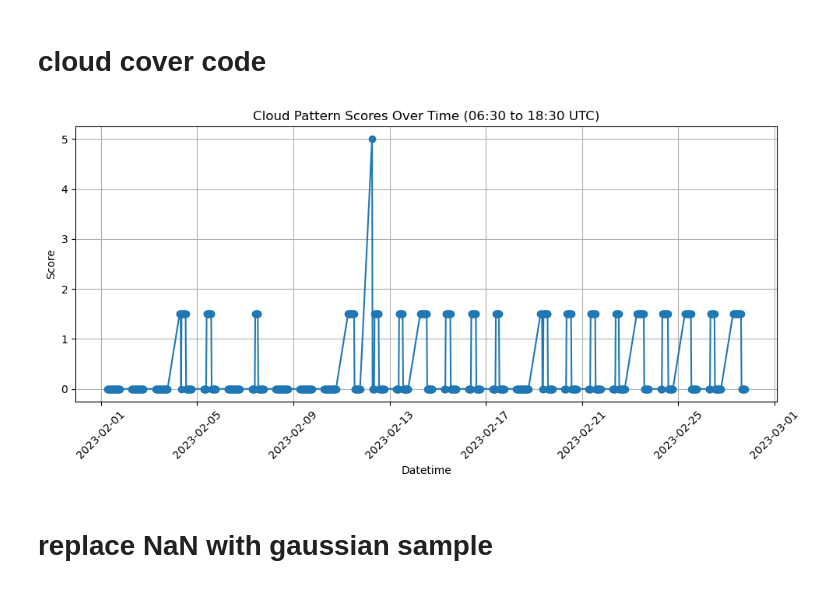
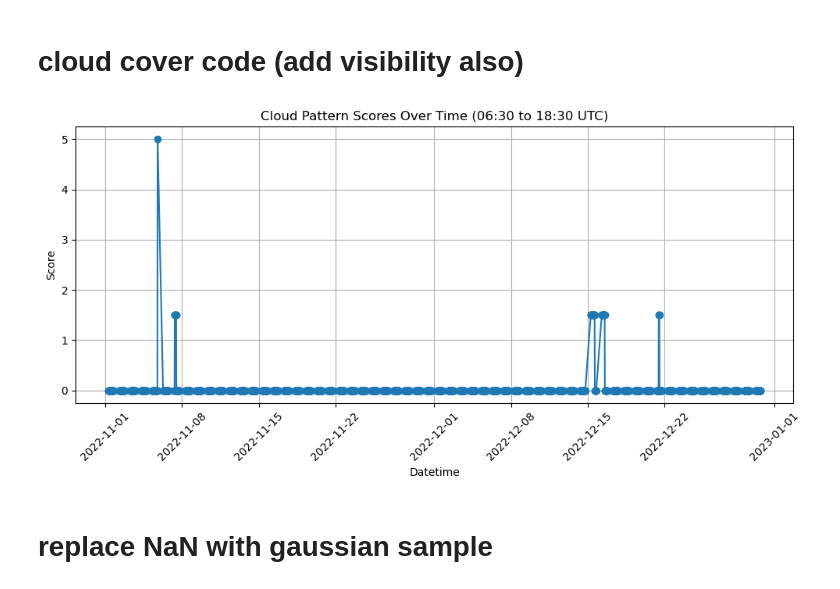
Before and after one commit to subham-banerjee54/atmopheric-analysis-codes, a Jupyter notebook: code/flux_calc.ipynb, the cells around one changed output. Drawn from its saved outputs; the diff is of its cells as text; code cells hidden in the pictures.

```diff
--- a/code/flux_calc.ipynb
+++ b/code/flux_calc.ipynb
@@ -1,5 +1,5 @@
 # %% [markdown]
-# cloud cover code
+# cloud cover code (add visibility also)
 # %%
 import re
 import matplotlib.pyplot as plt
@@ -13,7 +13,7 @@ datetimes = []
 scores = []
 
 # Open the METAR file
-with open('C:/Users/Lab/Downloads/METAR_feb_2023.txt', 'r') as file:
+with open('C:/Users/Lab/Downloads/METAR_nov_dec_2022.txt', 'r') as file:
     # Read each line of the file
     for line in file:
         # Extract cloud information from the line
@@ -23,34 +23,34 @@ with open('C:/Users/Lab/Downloads/METAR_feb_2023.txt', 'r') as file:
         datetime_match = re.search(r'\b(\d{4}-\d{2}-\d{2} \d{2}:\d{2})\b', line)
         if datetime_match:
             datetime_str = datetime_match.group(0)
             current_datetime = datetime.strptime(datetime_str, '%Y-%m-%d %H:%M')
 
             # Check if time is within the specified range (06:30 to 18:30 UTC)
             if time(6, 30) <= current_datetime.time() <= time(18, 30):
                 datetimes.append(current_datetime)
 
                 # Assign scores based on cloud patterns
                 score = 5  # Default score
                 for pattern in cloud_info:
                     cloud_pattern_short = pattern[:3]  # Extract initial three characters
                     if cloud_pattern_short in ['SKC', 'NCD', 'CLR', 'NSC','FEW','SCT']:
                         score = 0
                     elif pattern == 'CAVOK':
                         score = 1.5
                 scores.append(score)
 
 # Plot score versus datetime
 plt.figure(figsize=(10, 5))
 plt.plot(datetimes, scores, marker='o', linestyle='-')
 plt.xlabel('Datetime')
 plt.ylabel('Score')
 plt.title('Cloud Pattern Scores Over Time (06:30 to 18:30 UTC)')
 plt.grid(True)
 plt.xticks(rotation=45)
 plt.tight_layout()
 plt.show()
 # %% [output]
-[figure, old version]
+[figure, new version]
 # %% [markdown]
 # replace NaN with gaussian sample
 # %%
```
Also changed, not shown: parts of 47 cells of this notebook.
